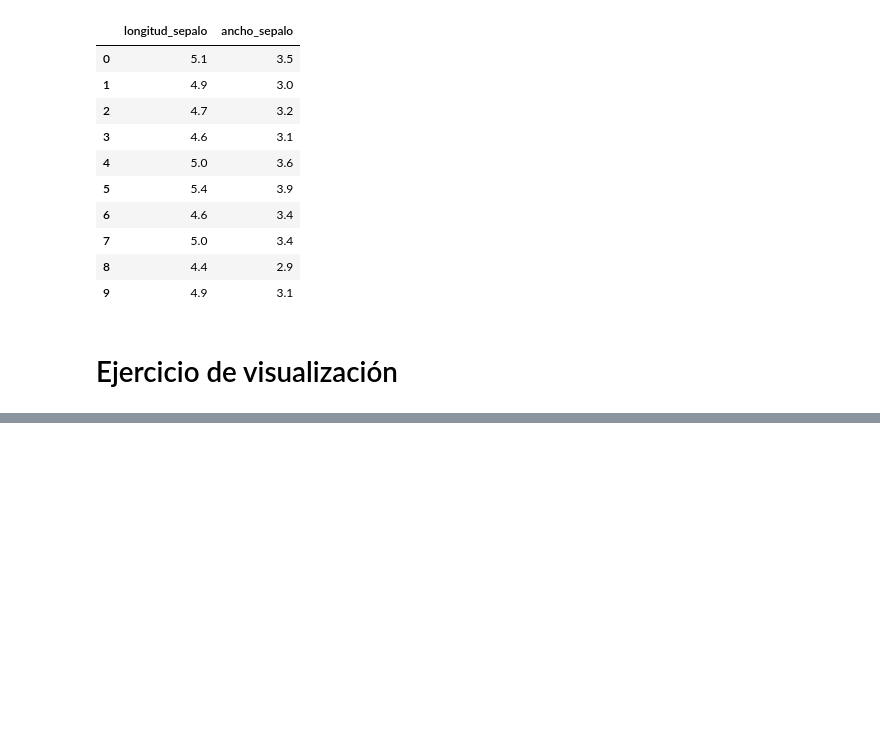
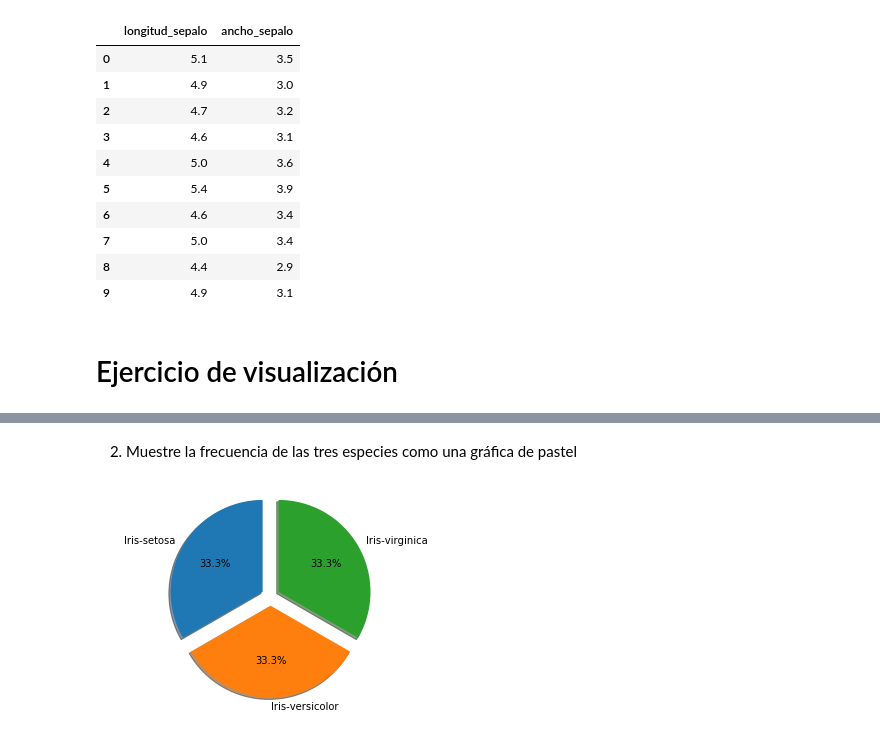
Before and after one commit to IanRamRev/Reconocimiento-de-Patrones, a Jupyter notebook: ActividadIris/EjerciciosIris.ipynb, the cells around one changed output, grey strips where cells are left out. Drawn from its saved outputs; the diff is of its cells as text; code cells hidden in the pictures; blank space fills up the shorter version.

Commit message:
Avance actividad de visualización de datos

```diff
--- a/ActividadIris/EjerciciosIris.ipynb
+++ b/ActividadIris/EjerciciosIris.ipynb
@@ -124,0 +166,15 @@ irisName.iloc[:10,:2]
+# %% [markdown]
+2. Muestre la frecuencia de las tres especies como una gráfica de pastel
+# %%
+
+
+labels = 'Iris-setosa', 'Iris-versicolor', 'Iris-virginica'
+fig1, ax1 = plt.subplots()
+explode = (0.1, 0.1, 0.1)
+ax1.pie(clasesIris, explode=explode, labels=labels, autopct='%1.1f%%',
+        shadow=True, startangle=90)
+
+ax1.axis('equal')
+plt.show()
+# %% [output]
+[figure, added]
```
Also changed, not shown: parts of 11 cells of this notebook.
